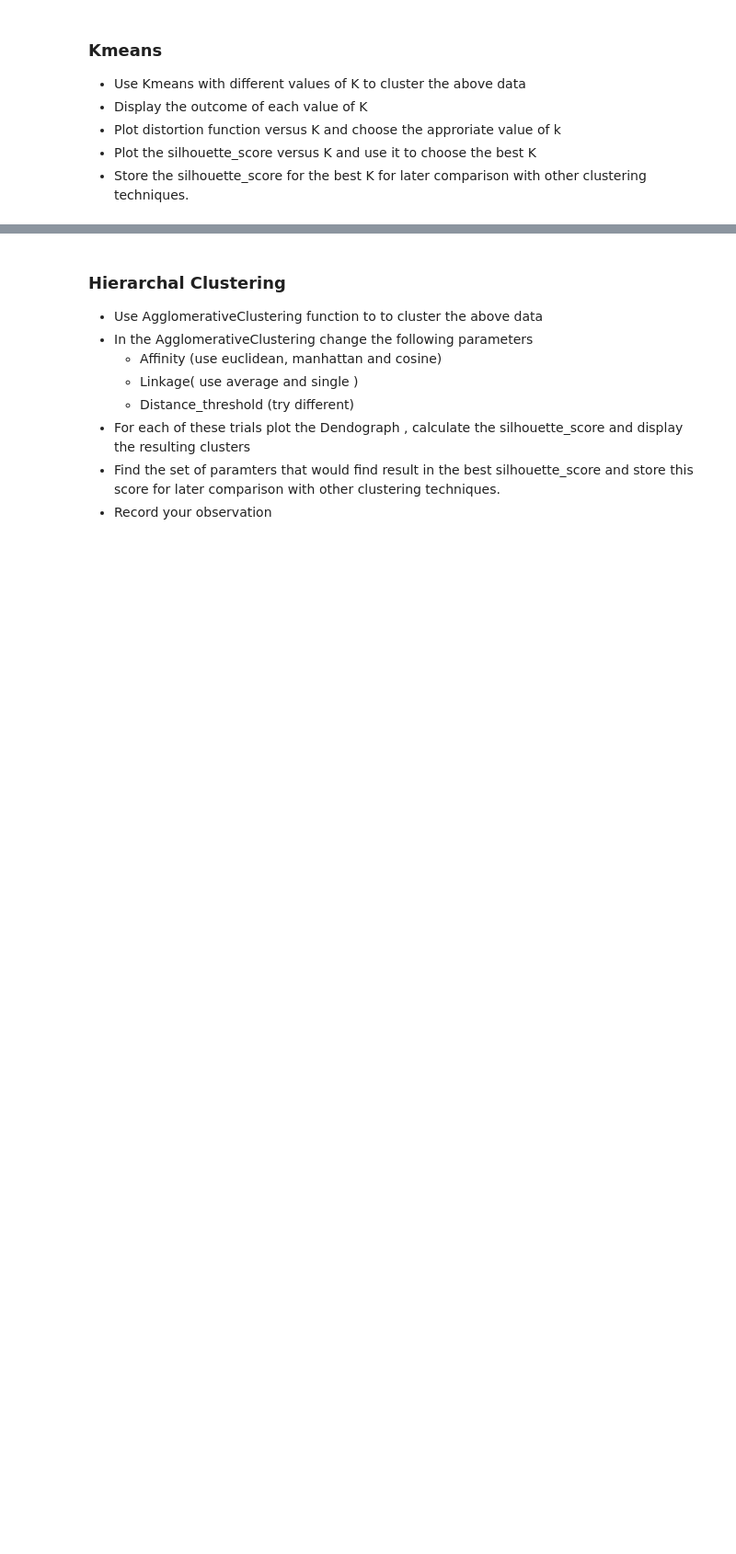
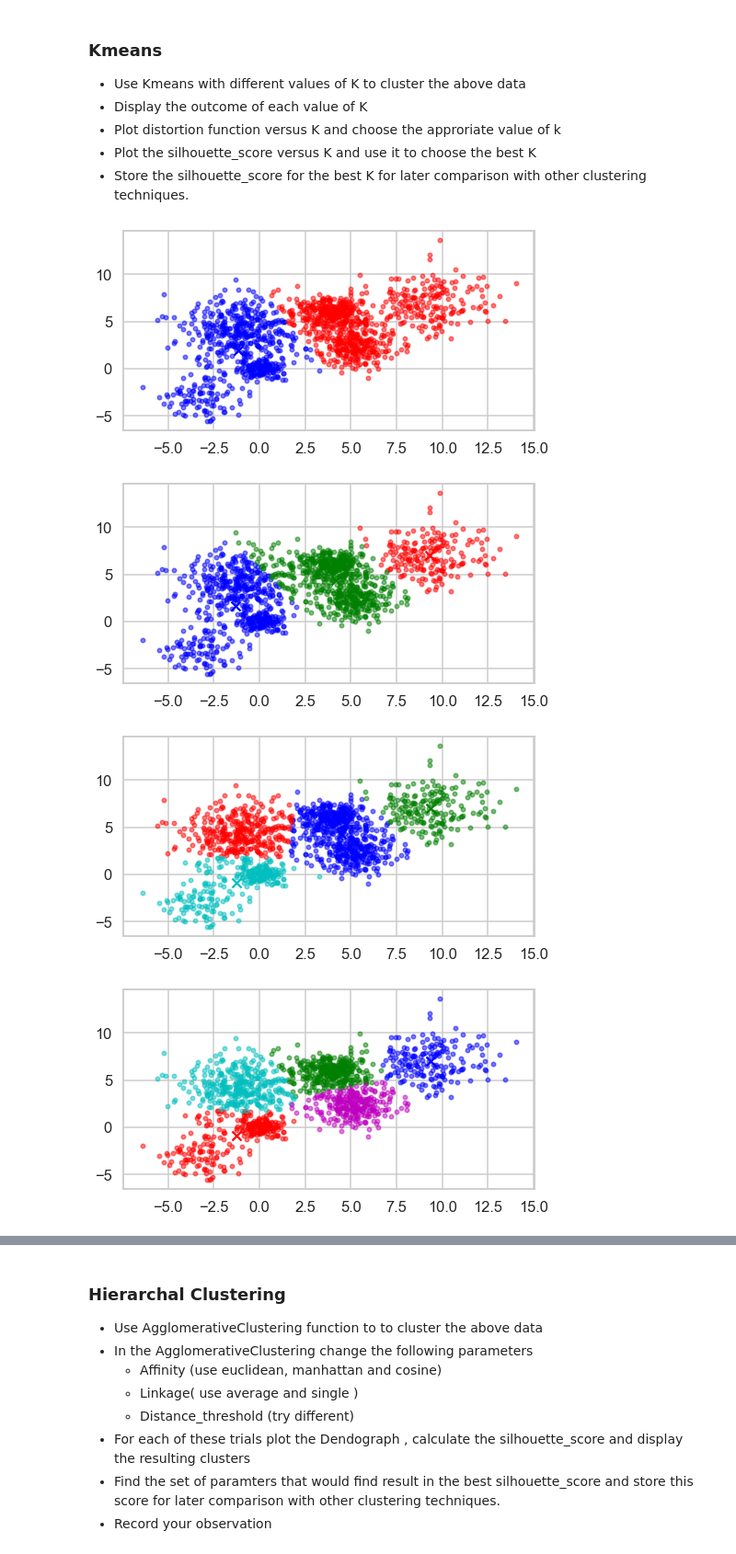
Before and after one commit to karim-momen/GUC-ML, a Jupyter notebook: Clustering Project.ipynb, the cells around one changed output, grey strips where cells are left out. Shown at 92% size. Drawn from its saved outputs; the diff is of its cells as text; code cells hidden in the pictures; blank space fills up the shorter version.

```diff
--- a/Clustering Project.ipynb
+++ b/Clustering Project.ipynb
@@ -75,3 +85,13 @@ display_cluster(Multi_blob_Data)
 * Plot distortion function versus K and choose the approriate value of k
 * Plot the silhouette_score versus K and use it to choose the best K
 * Store the silhouette_score for the best K for later comparison with other clustering techniques.
+# %%
+# 7 Clusters just because of colors here to show easily.
+for k in range(2,8,1):
+    kmeans = KMeans(n_clusters=k).fit(Multi_blob_Data)
+    display_cluster(Multi_blob_Data, km= kmeans , num_clusters=k)
+# %% [output]
+[figure, added]
+[figure, added]
+[figure, added]
+[figure, added]
```
Also changed, not shown: parts of 14 cells of this notebook.
